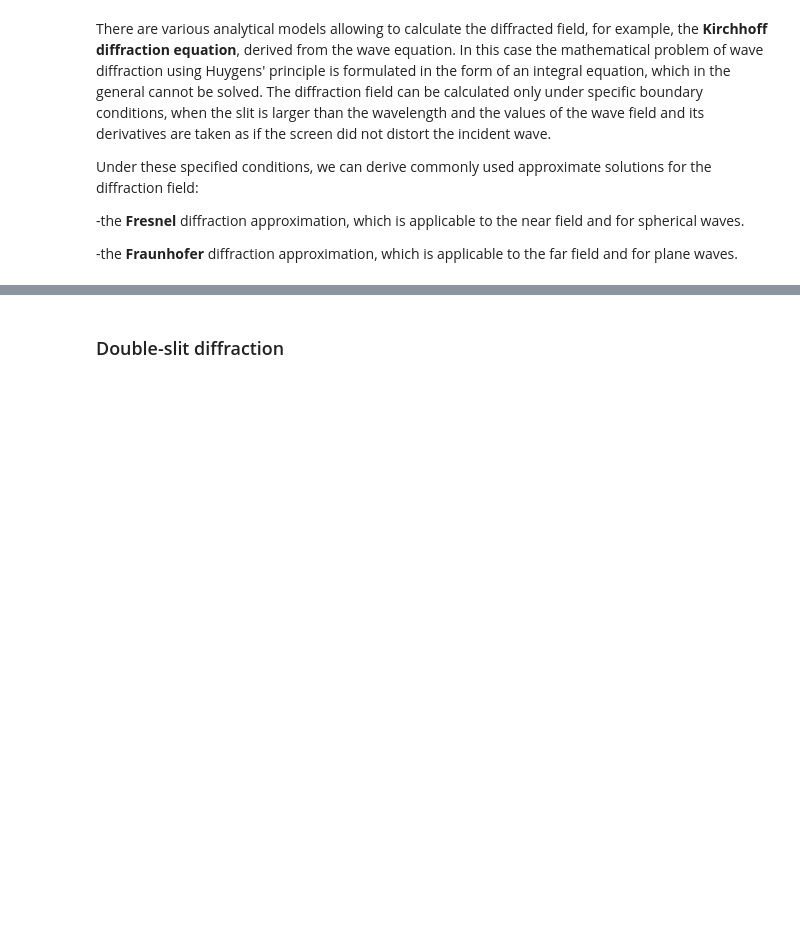
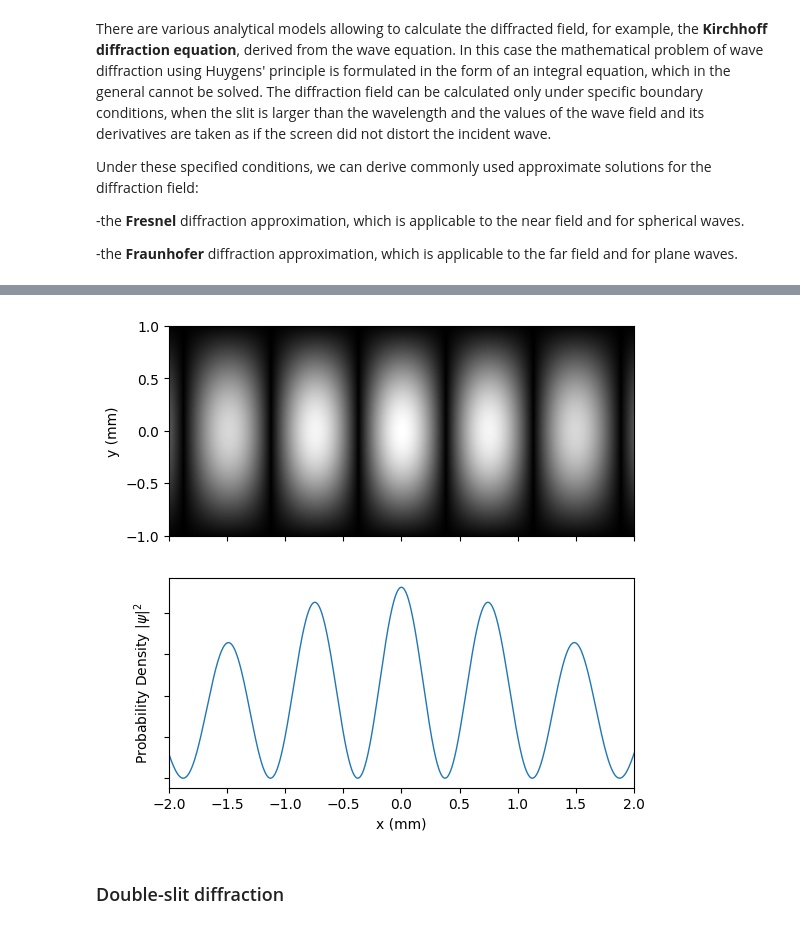
Before and after one commit to MariyaSV78/notebook_Diffraction, a Jupyter notebook: Diffraction.ipynb, the cells around one changed output, grey strips where cells are left out. Saved outputs shown, nothing was run; the diff lists cells and outputs as text; code cells hidden in the pictures; blank space fills up the shorter version.

```diff
--- a/Diffraction.ipynb
+++ b/Diffraction.ipynb
@@ -130,3 +159,92 @@ plot_intensity_2d(intensity_2d)
+# %%
+import numpy as np
+
+class Sheet():
+    def __init__(self,extent_x, extent_y, Nx, Ny):
+
+        self.dx = extent_x/Nx
+        self.dy = extent_y/Ny
+
+        self.x = self.dx*(np.arange(Nx)-Nx//2)
+        self.y = self.dy*(np.arange(Ny)-Ny//2)
+        self.xx, self.yy = np.meshgrid(self.x, self.y)
+
+        self.Nx = int(Nx)
+        self.Ny = int(Ny)
+        self.E = np.zeros((self.Ny, self.Nx))
+
+
+
+    def rectangular_slit(self,x0, y0, lx, ly):
+        """
+        Creates a slit centered at the point (x0, y0) with width lx and height ly
+        """
+        self.E += np.select( [((self.xx > (x0 - lx/2) ) & (self.xx < (x0 + lx/2) )) & ((self.yy > (y0 - ly/2) ) & (self.yy < (y0 + ly/2) )),  True], [1, 0])
+
+
+#simulation input:
+
+Lx = 1.4
+Ly = 0.4
+Nx= 2500
+Ny= 1500
+
+sheet = Sheet(extent_x = 2*Lx , extent_y = 2*Ly, Nx= Nx, Ny= Ny)
+
+#slit separation
+mm = 1e-4
+D = 128 * mm
+
+sheet.rectangular_slit(x0 = -D/2, y0 = 0, lx = 22 * mm , ly = 88 * mm)
+sheet.rectangular_slit(x0 = +D/2, y0 = 0, lx = 22 * mm , ly = 88 * mm)
+
+# distance from slit to the screen (mm)
+z = 5000
+
+# wavelength (mm)
+λ = 18.5*1e-7
+k = 2*np.pi/λ
+
+from scipy.fftpack import fft2
+from scipy.fftpack import fftshift
+
+fft_c = fft2(sheet.E * np.exp(1j * k/(2*z) *(sheet.xx**2 + sheet.yy**2)))
+c = fftshift(fft_c)
+
+
+
+#plot with matplotlib
+import matplotlib.pyplot as plt
+
+fig = plt.figure(figsize=(6, 6))
+ax1 = fig.add_subplot(2,1,1)
+ax2 = fig.add_subplot(2,1,2,sharex=ax1, yticklabels=[])
+
+abs_c = np.absolute(c)
+
+#screen size mm
+dx_screen = z*λ/(2*Lx)
+dy_screen = z*λ/(2*Ly)
+x_screen = dx_screen * (np.arange(Nx)-Nx//2)
+y_screen = dy_screen * (np.arange(Ny)-Ny//2)
+
+
+ax1.imshow(abs_c, extent = [x_screen[0], x_screen[-1]+dx_screen, y_screen[0], y_screen[-1]+dy_screen], cmap ='gray', interpolation = "bilinear", aspect = 'auto')
+
+ax2.plot(x_screen, abs_c[Ny//2]**2, linewidth = 1)
+
+ax1.set_ylabel("y (mm)")
+ax2.set_xlabel("x (mm)")
+ax2.set_ylabel("Probability Density $|\psi|^{2}$")
+ax1.set_xlim([-2,2])
+ax2.set_xlim([-2,2])
+ax1.set_ylim([-1,1])
+plt.setp(ax1.get_xticklabels(), visible=False)
+
+
+plt.show()
+# %% [output]
+[figure, added]
 # %% [markdown]
 ### Double-slit diffraction
 # %% [markdown]
```
Also changed, not shown: parts of 20 cells of this notebook, 7 other files.
